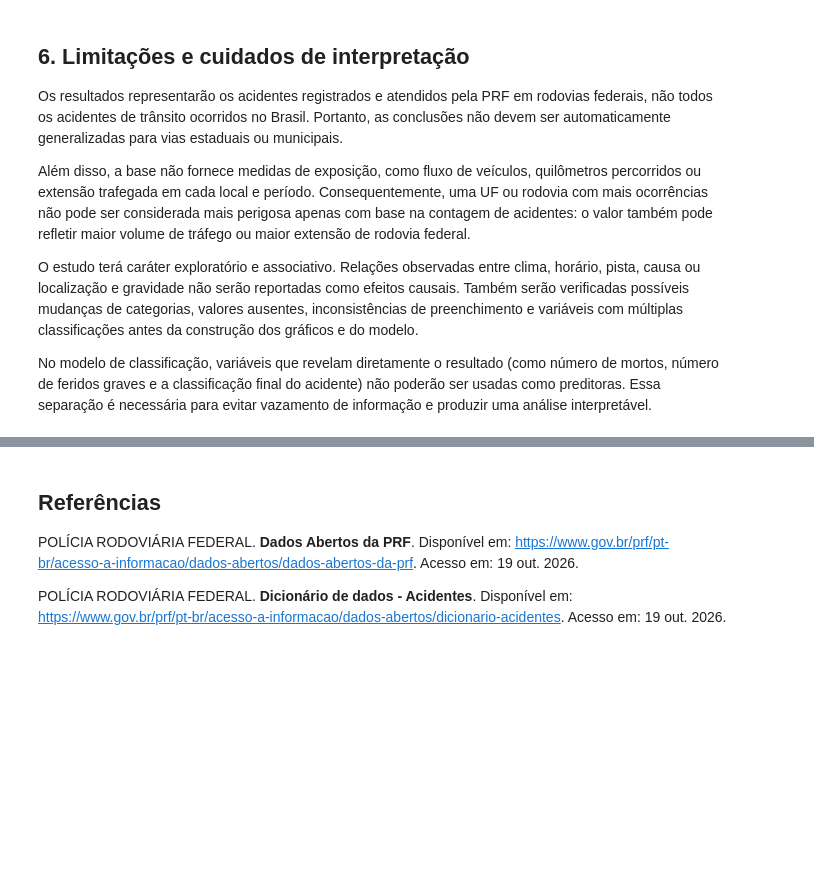
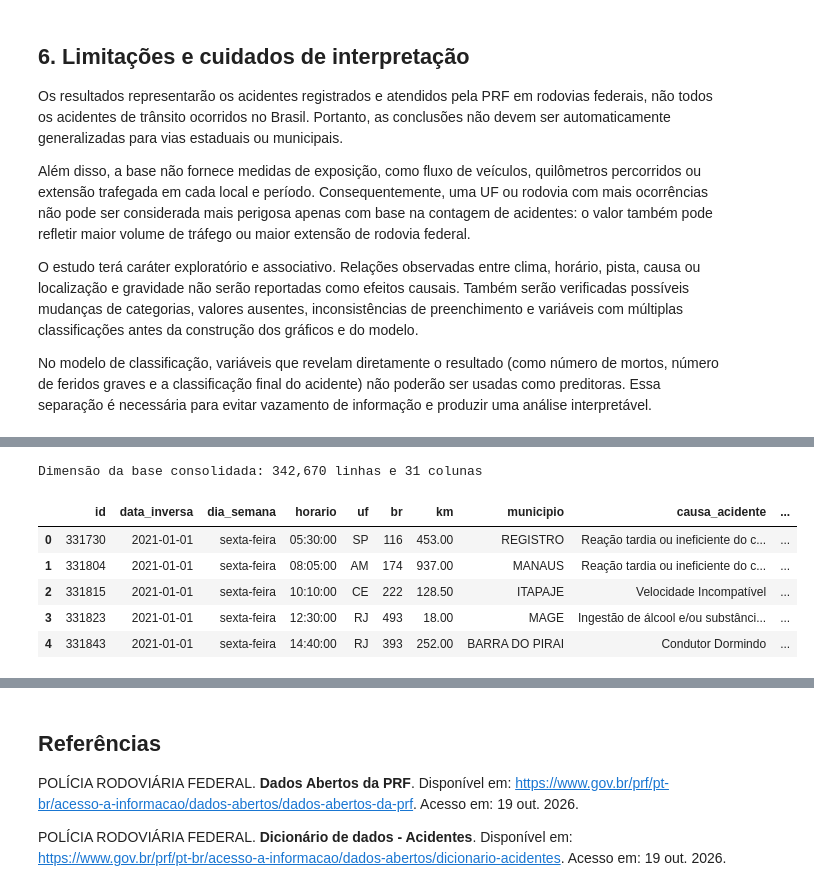
Before and after one commit to MaluSevilha/analise-acidentes-prf, a Jupyter notebook: relatorio.ipynb, the cells around one changed output, grey strips where cells are left out. Saved outputs shown, nothing was run; the diff lists cells and outputs as text; code cells hidden in the pictures; blank space fills up the shorter version.

```diff
--- a/relatorio.ipynb
+++ b/relatorio.ipynb
@@ -97,0 +102,22 @@ No modelo de classificação, variáveis que revelam diretamente o resultado (co
+# %%
+dados_2021["ano_arquivo"] = 2021
+dados_2022["ano_arquivo"] = 2022
+dados_2023["ano_arquivo"] = 2023
+dados_2024["ano_arquivo"] = 2024
+dados_2025["ano_arquivo"] = 2025
+
+dados = pd.concat([dados_2021, dados_2022, dados_2023, dados_2024, dados_2025], ignore_index=True)
+
+dados["id"] = dados["id"].astype("Int64")
+dados["data_inversa"] = pd.to_datetime(dados["data_inversa"], errors="coerce")
+
+print(f"Dimensão da base consolidada: {dados.shape[0]:,} linhas e {dados.shape[1]} colunas")
+dados.head()
+# %% [output]
+Dimensão da base consolidada: 342,670 linhas e 31 colunas
+|  | id | data_inversa | dia_semana | horario | uf | br | km | municipio | causa_acidente | ... |
+| 0 | 331730 | 2021-01-01 | sexta-feira | 05:30:00 | SP | 116 | 453.00 | REGISTRO | Reação tardia ou ineficiente do c... | ... |
+| 1 | 331804 | 2021-01-01 | sexta-feira | 08:05:00 | AM | 174 | 937.00 | MANAUS | Reação tardia ou ineficiente do c... | ... |
+| 2 | 331815 | 2021-01-01 | sexta-feira | 10:10:00 | CE | 222 | 128.50 | ITAPAJE | Velocidade Incompatível | ... |
+| 3 | 331823 | 2021-01-01 | sexta-feira | 12:30:00 | RJ | 493 | 18.00 | MAGE | Ingestão de álcool e/ou substânci... | ... |
+| 4 | 331843 | 2021-01-01 | sexta-feira | 14:40:00 | RJ | 393 | 252.00 | BARRA DO PIRAI | Condutor Dormindo | ... |
```
Also changed, not shown: parts of 13 cells of this notebook.
